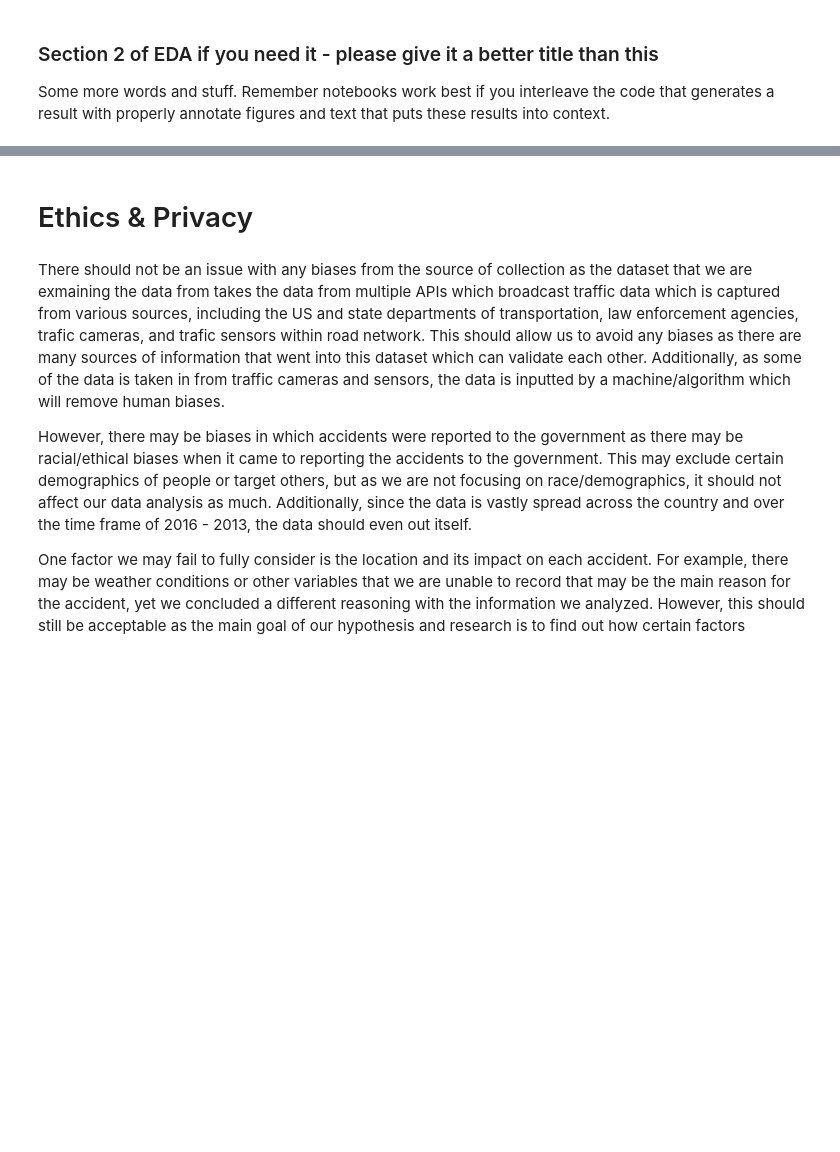
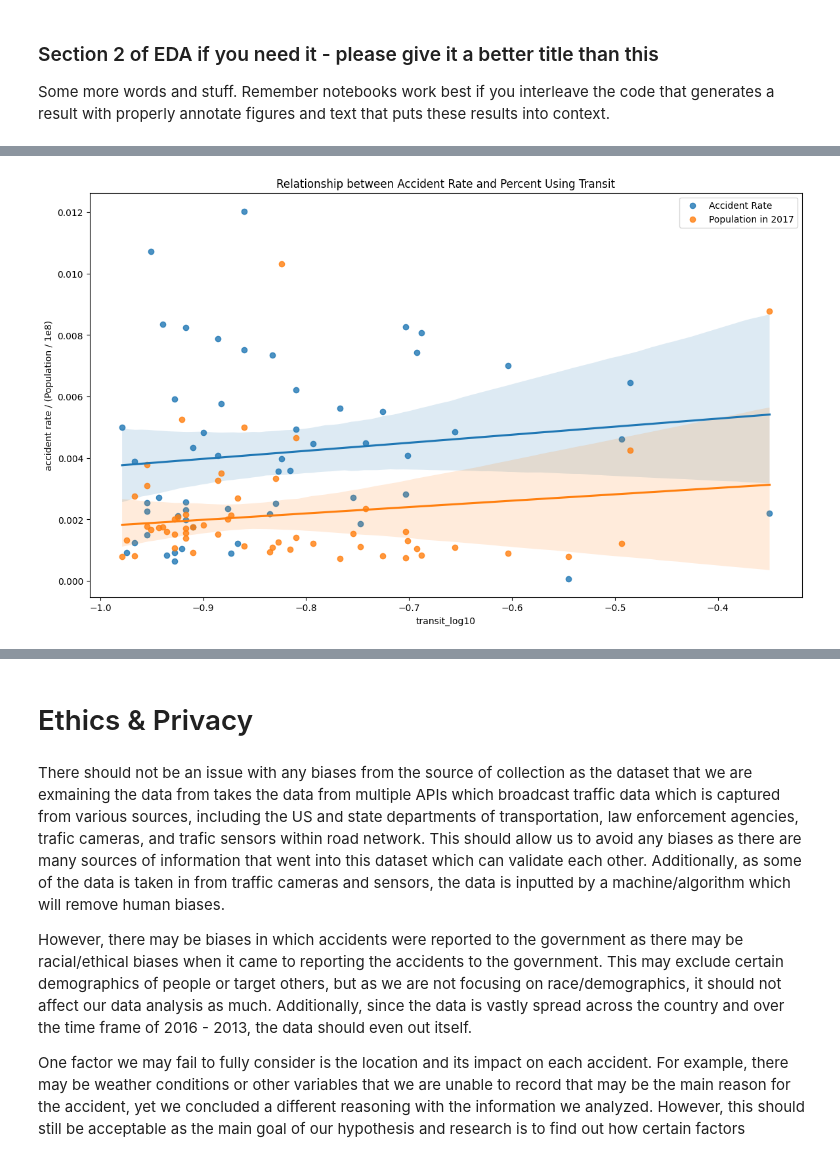
Before and after one commit to COGS108/Group099_WI24, a Jupyter notebook: EDACheckpoint_Group099_WI24.ipynb, the cells around one changed output, grey strips where cells are left out. Saved outputs shown, nothing was run; the diff lists cells and outputs as text; code cells hidden in the pictures; blank space fills up the shorter version.

```diff
--- a/EDACheckpoint_Group099_WI24.ipynb
+++ b/EDACheckpoint_Group099_WI24.ipynb
@@ -311,0 +365,18 @@ Some more words and stuff.  Remember notebooks work best if you interleave the c
+# %%
+sub_col_2 = ['accident_rate','Percent Using Transit','Population in 2017']
+sub_accident_rate_2 = clean_df[sub_col_2]
+
+# Apply a log-10 transformation for less skewed dataset
+
+sub_accident_rate_2['transit_log10'] = np.log10(sub_accident_rate_2['Percent Using Transit']+0.1)
+
+# filter out the outliers from 'Population in 2017'
+x = 2
+mean = sub_accident_rate_2['Population in 2017'].mean()
+std = sub_accident_rate_2['Population in 2017'].std()
+filtered_pop  = sub_accident_rate_2[(sub_accident_rate_2['Population in 2017'] > (mean - x * std)) & (sub_accident_rate_2['Population in 2017']< (mean + x * std))]
+filtered_pop
+
+# Divide 'Population in 2017'by 1e8 to make it comparable in range of accident rate
+filtered_pop['pop_comp'] = filtered_pop['Population in 2017']/1e8
+filtered_pop.head()
@@ -311,0 +400,14 @@ Some more words and stuff.  Remember notebooks work best if you interleave the c
+# %%
+fig, ax = plt.subplots(figsize=(14, 8))
+
+
+sns.regplot(x='transit_log10', y='accident_rate', data=filtered_pop, fit_reg=True, ax=ax, label='Accident Rate')
+sns.regplot(x='transit_log10', y='pop_comp', data=filtered_pop, fit_reg=True, ax=ax, label='Population in 2017')
+ax.set(ylabel='accident rate / (Population / 1e8)', xlabel='transit_log10')
+
+
+plt.title('Relationship between Accident Rate and Percent Using Transit')
+ax.legend()
+plt.show()
+# %% [output]
+[figure, added]
```
Also changed, not shown: parts of 8 cells of this notebook.
